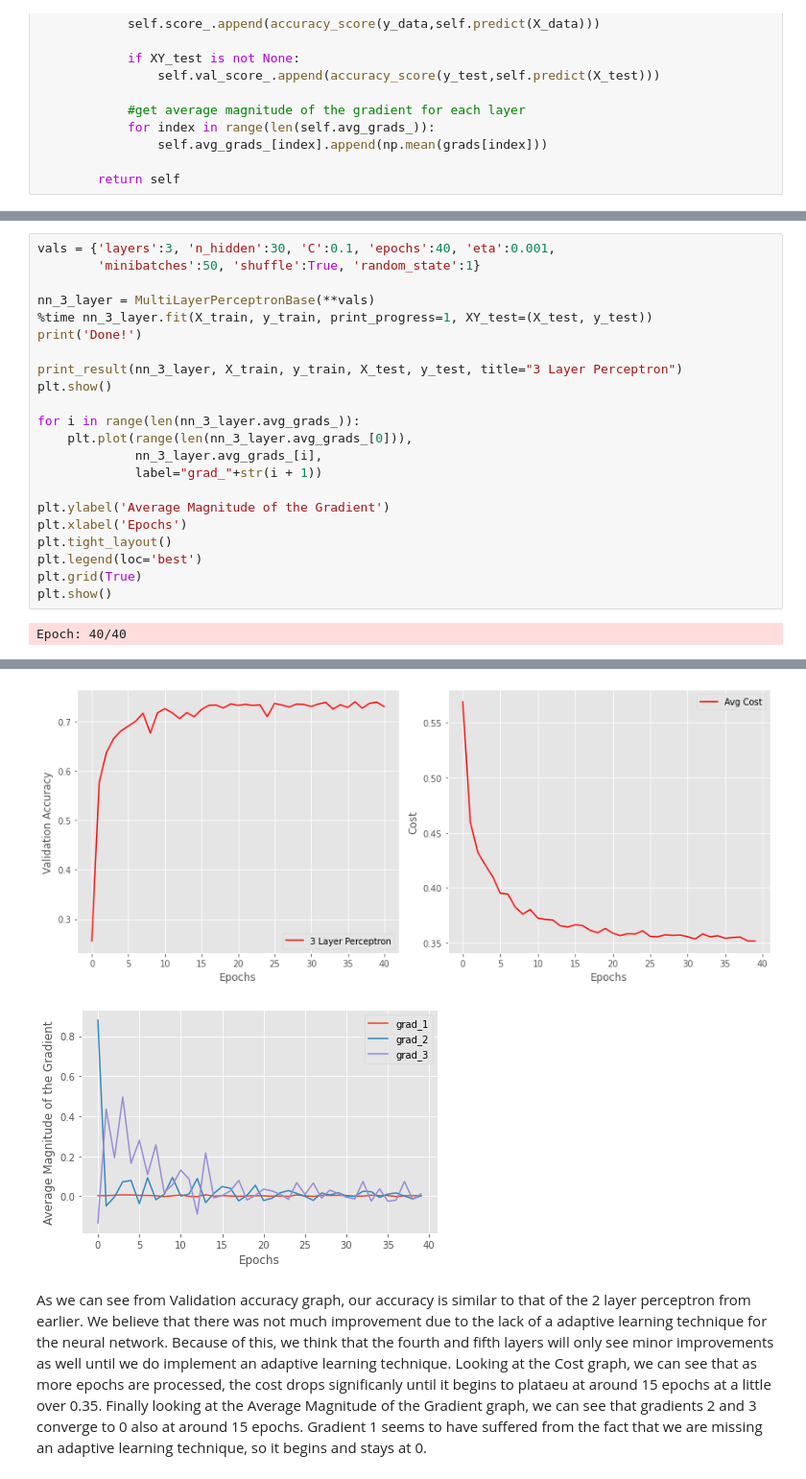
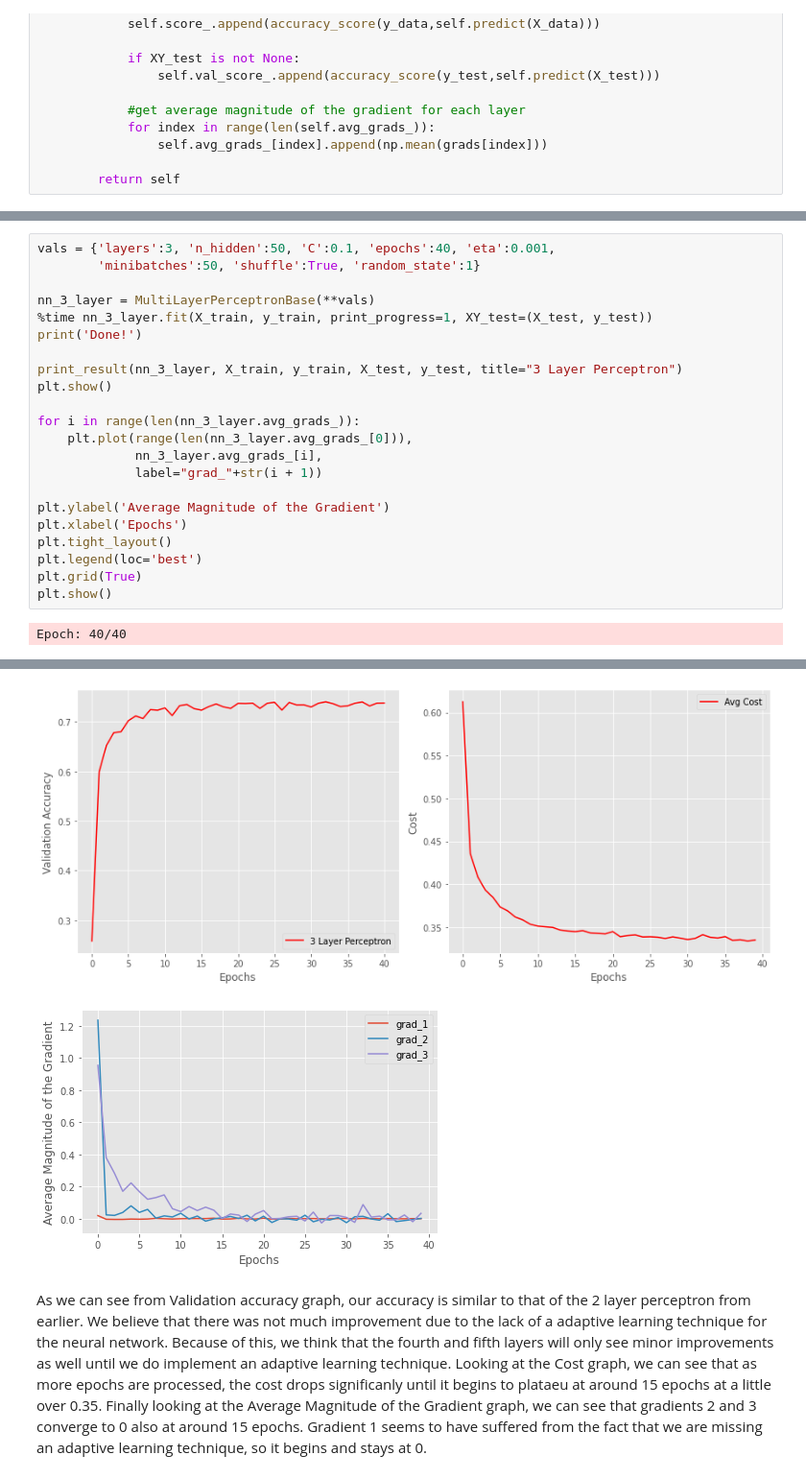
Before and after one commit to harrisonnoble/ml-projects, a Jupyter notebook: Lab 4/Lab 4.ipynb, the cells around one changed output, grey strips where cells are left out. Shown at 96% size. Cells and saved outputs as stored; diff of their text form.

```diff
--- a/Lab 4/Lab 4.ipynb
+++ b/Lab 4/Lab 4.ipynb
@@ -835,5 +835,5 @@
 # %%
-vals = {'layers':3, 'n_hidden':30, 'C':0.1, 'epochs':40, 'eta':0.001,
+vals = {'layers':3, 'n_hidden':50, 'C':0.1, 'epochs':40, 'eta':0.001,
         'minibatches':50, 'shuffle':True, 'random_state':1}
 
 nn_3_layer = MultiLayerPerceptronBase(**vals)
@@ -866,5 +866,5 @@ Validation acc: 0.7303355335533553
-[figure, old version]
+[figure, new version]
-[figure, old version]
+[figure, new version]
 # %% [markdown]
 As we can see from Validation accuracy graph, our accuracy is similar to that of the 2 layer perceptron from earlier. We believe that there was not much improvement due to the lack of a adaptive learning technique for the neural network. Because of this, we think that the fourth and fifth layers will only see minor improvements as well until we do implement an adaptive learning technique. Looking at the Cost graph, we can see that as more epochs are processed, the cost drops significanly until it begins to plataeu at around 15 epochs at a little over 0.35. Finally looking at the Average Magnitude of the Gradient graph, we can see that gradients 2 and 3 converge to 0 also at around 15 epochs. Gradient 1 seems to have suffered from the fact that we are missing an adaptive learning technique, so it begins and stays at 0.
 # %% [markdown]
```
Also changed, not shown: parts of 26 cells of this notebook.
